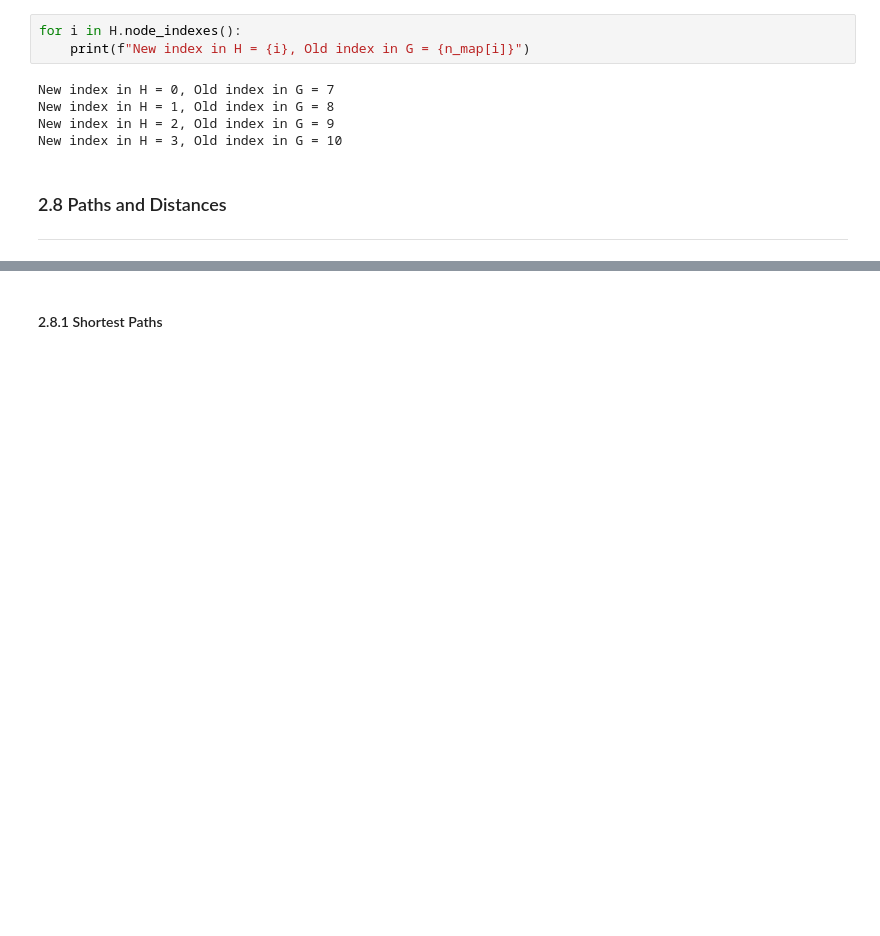
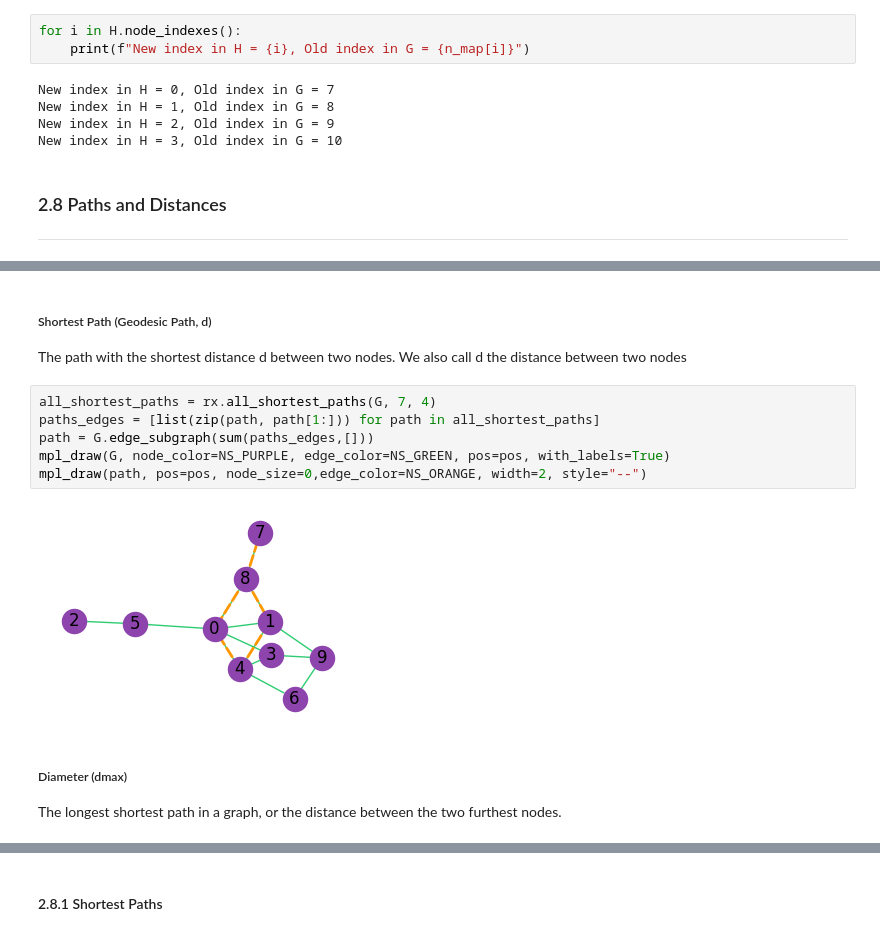
Before and after one commit to grogs84/networkscience, a Jupyter notebook: rChapter2.ipynb, the cells around one changed output, grey strips where cells are left out. Saved outputs shown, nothing was run; the diff lists cells and outputs as text; blank space fills up the shorter version.

```diff
--- a/rChapter2.ipynb
+++ b/rChapter2.ipynb
@@ -276,0 +317,14 @@ New index in H = 3, Old index in G = 10
+# %% [markdown]
+##### Shortest Path (Geodesic Path, d)
+The path with the shortest distance d between two nodes. We also call d the distance between two nodes
+# %%
+all_shortest_paths = rx.all_shortest_paths(G, 7, 4)
+paths_edges = [list(zip(path, path[1:])) for path in all_shortest_paths]
+path = G.edge_subgraph(sum(paths_edges,[]))
+mpl_draw(G, node_color=NS_PURPLE, edge_color=NS_GREEN, pos=pos, with_labels=True)
+mpl_draw(path, pos=pos, node_size=0,edge_color=NS_ORANGE, width=2, style="--")
+# %% [output]
+[figure, added]
+# %% [markdown]
+##### Diameter (dmax)
+The longest shortest path in a graph, or the distance between the two furthest nodes.
```
Also changed, not shown: parts of 20 cells of this notebook.
